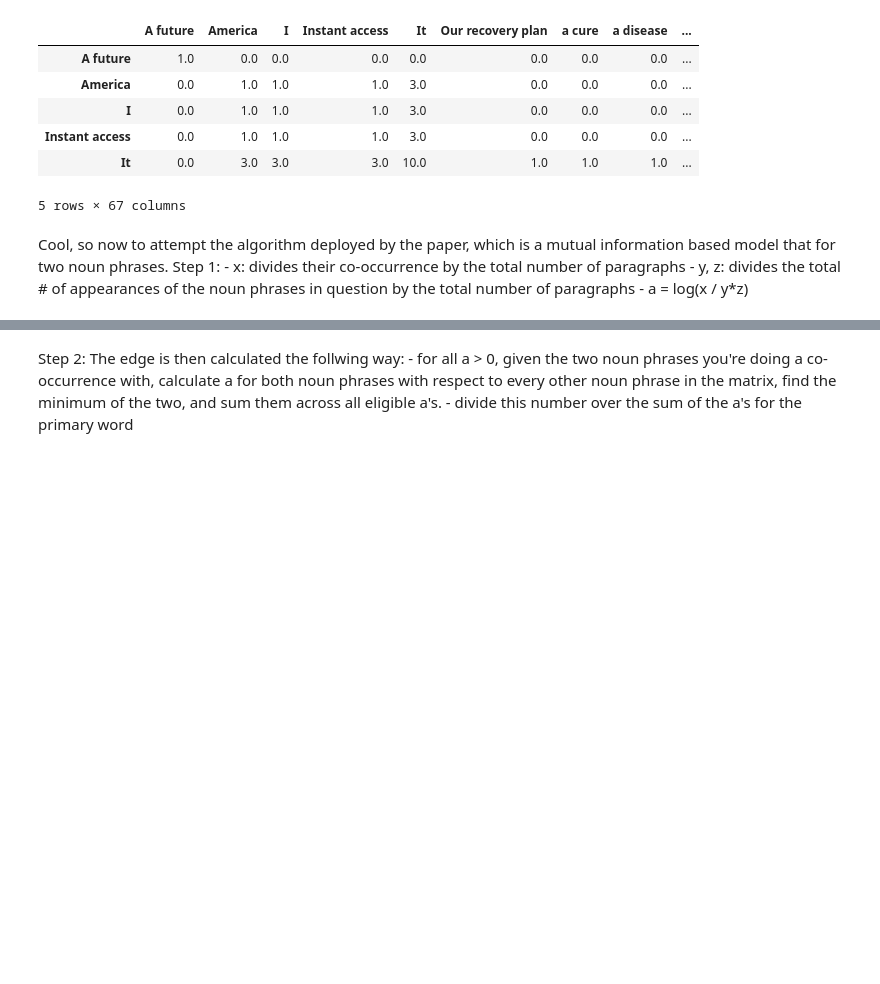
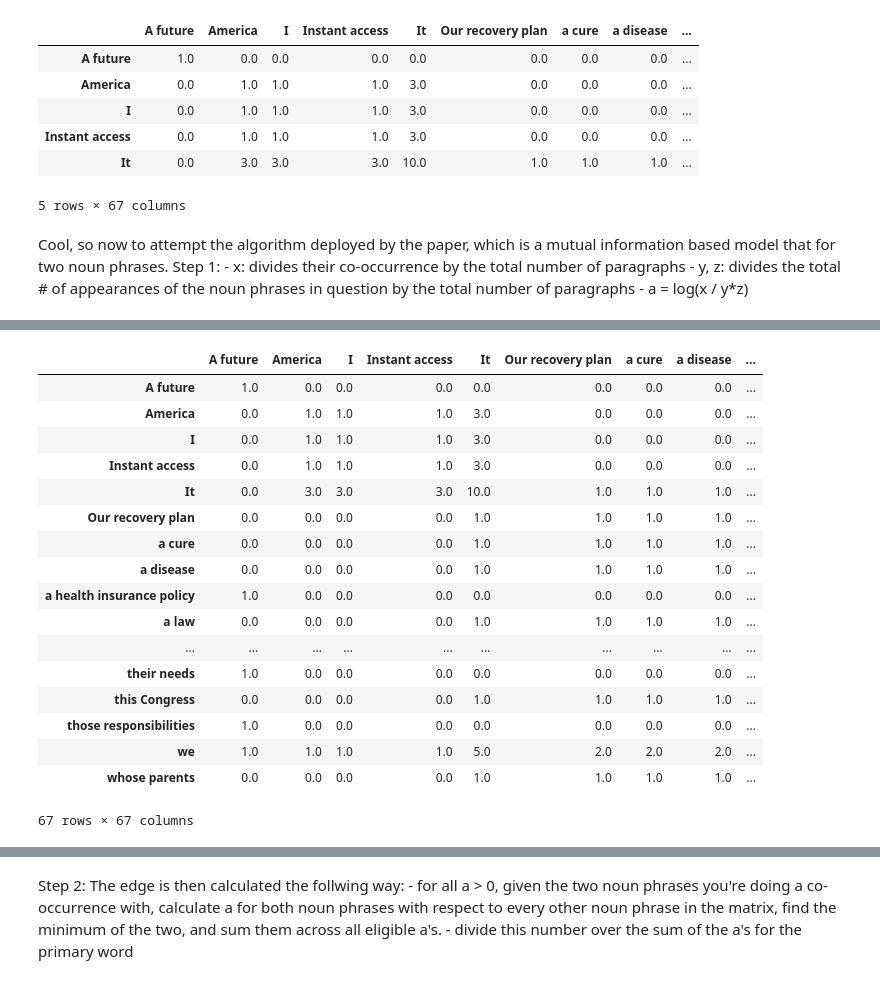
Before and after one commit to marioamz/State-of-the-Unions, a Jupyter notebook: Chunking.ipynb, the cells around one changed output, grey strips where cells are left out. Saved outputs shown, nothing was run; the diff lists cells and outputs as text; code cells hidden in the pictures; blank space fills up the shorter version.

```diff
--- a/Chunking.ipynb
+++ b/Chunking.ipynb
@@ -299,0 +332,21 @@ Cool, so now to attempt the algorithm deployed by the paper, which is a mutual i
+# %%
+x
+# %% [output]
+|  | A future | America | I | Instant access | It | Our recovery plan | a cure | a disease | ... |
+| A future | 1.0 | 0.0 | 0.0 | 0.0 | 0.0 | 0.0 | 0.0 | 0.0 | ... |
+| America | 0.0 | 1.0 | 1.0 | 1.0 | 3.0 | 0.0 | 0.0 | 0.0 | ... |
+| I | 0.0 | 1.0 | 1.0 | 1.0 | 3.0 | 0.0 | 0.0 | 0.0 | ... |
+| Instant access | 0.0 | 1.0 | 1.0 | 1.0 | 3.0 | 0.0 | 0.0 | 0.0 | ... |
+| It | 0.0 | 3.0 | 3.0 | 3.0 | 10.0 | 1.0 | 1.0 | 1.0 | ... |
+| Our recovery plan | 0.0 | 0.0 | 0.0 | 0.0 | 1.0 | 1.0 | 1.0 | 1.0 | ... |
+| a cure | 0.0 | 0.0 | 0.0 | 0.0 | 1.0 | 1.0 | 1.0 | 1.0 | ... |
+| a disease | 0.0 | 0.0 | 0.0 | 0.0 | 1.0 | 1.0 | 1.0 | 1.0 | ... |
+| a health insurance policy | 1.0 | 0.0 | 0.0 | 0.0 | 0.0 | 0.0 | 0.0 | 0.0 | ... |
+| a law | 0.0 | 0.0 | 0.0 | 0.0 | 1.0 | 1.0 | 1.0 | 1.0 | ... |
+| ... | ... | ... | ... | ... | ... | ... | ... | ... | ... |
+| their needs | 1.0 | 0.0 | 0.0 | 0.0 | 0.0 | 0.0 | 0.0 | 0.0 | ... |
+| this Congress | 0.0 | 0.0 | 0.0 | 0.0 | 1.0 | 1.0 | 1.0 | 1.0 | ... |
+| those responsibilities | 1.0 | 0.0 | 0.0 | 0.0 | 0.0 | 0.0 | 0.0 | 0.0 | ... |
+| we | 1.0 | 1.0 | 1.0 | 1.0 | 5.0 | 2.0 | 2.0 | 2.0 | ... |
+| whose parents | 0.0 | 0.0 | 0.0 | 0.0 | 1.0 | 1.0 | 1.0 | 1.0 | ... |
+67 rows × 67 columns
```
Also changed, not shown: parts of 13 cells of this notebook.
